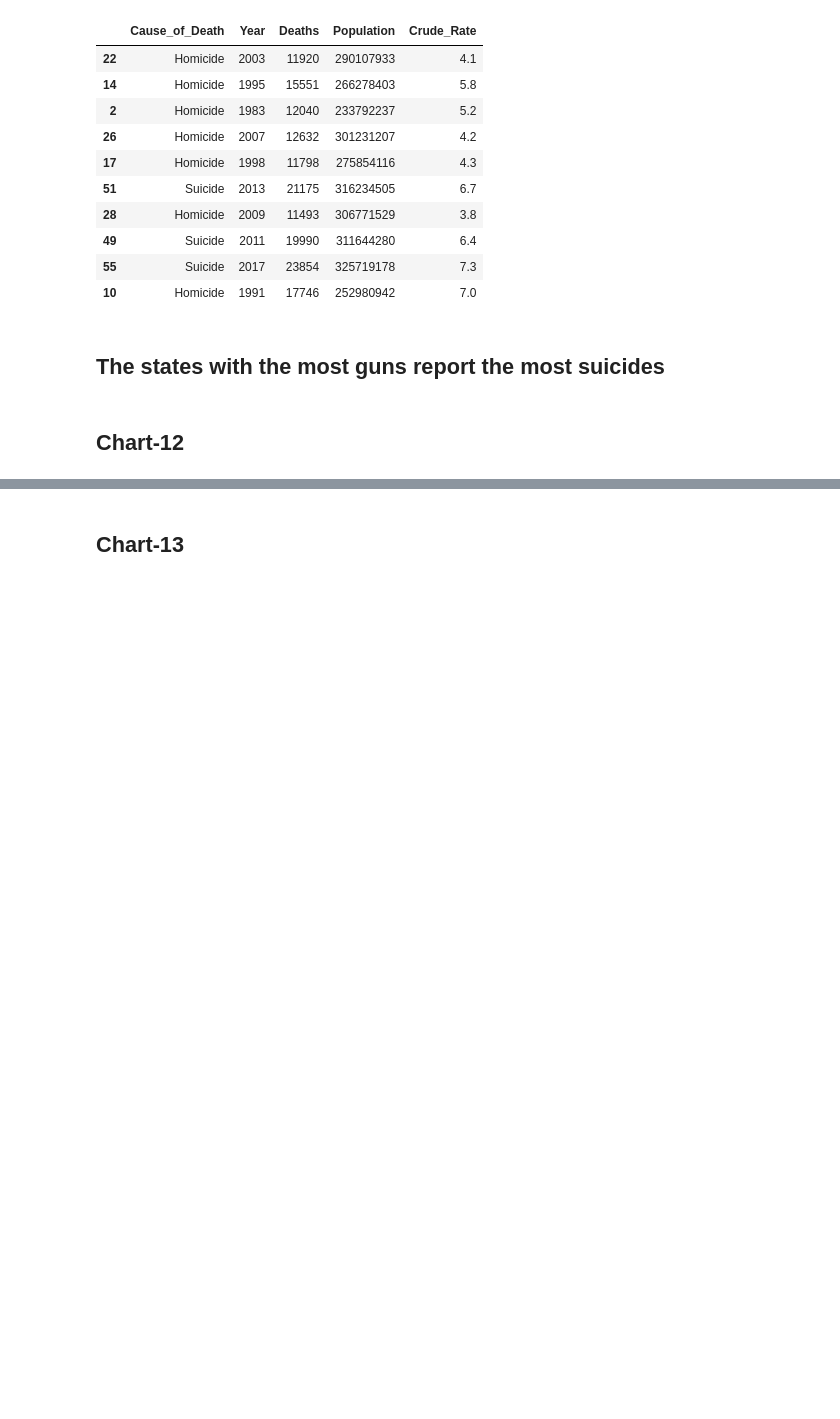
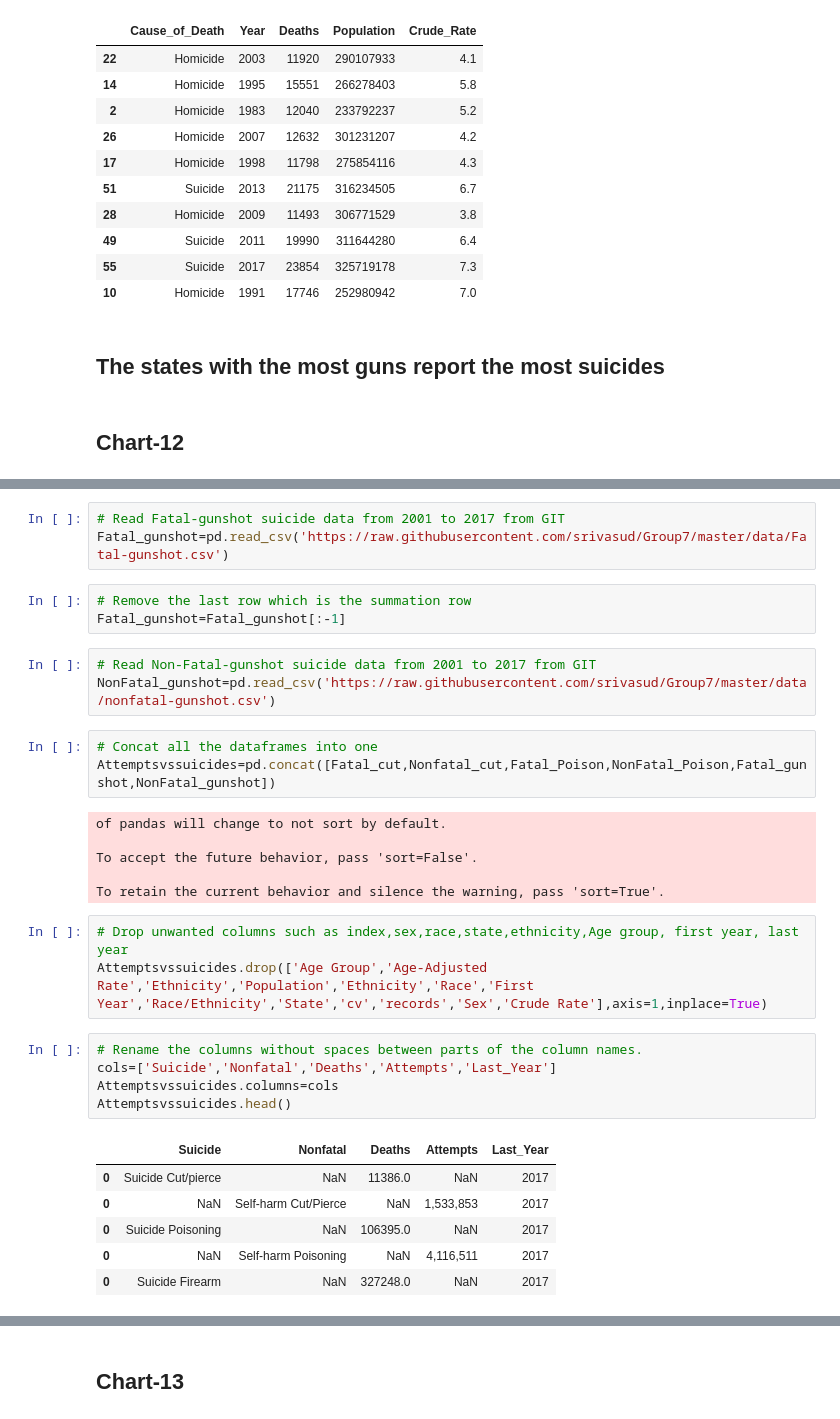
Before and after one commit to srivasud/Group7, a Jupyter notebook: Data Exploration - US gun violence charts and maps.ipynb, the cells around one changed output, grey strips where cells are left out. Cells and saved outputs as stored; diff of their text form; blank space fills up the shorter version.

```diff
--- a/Data Exploration - US gun violence charts and maps.ipynb
+++ b/Data Exploration - US gun violence charts and maps.ipynb
@@ -224,0 +278,33 @@ fa_homicide_suicide.sample(10)
+# %%
+# Read Fatal-gunshot suicide data from 2001 to 2017 from GIT
+Fatal_gunshot=pd.read_csv('https://raw.githubusercontent.com/srivasud/Group7/master/data/Fatal-gunshot.csv')
+# %%
+# Remove the last row which is the summation row
+Fatal_gunshot=Fatal_gunshot[:-1]
+# %%
+# Read Non-Fatal-gunshot suicide data from 2001 to 2017 from GIT
+NonFatal_gunshot=pd.read_csv('https://raw.githubusercontent.com/srivasud/Group7/master/data/nonfatal-gunshot.csv')
+# %%
+# Concat all the dataframes into one
+Attemptsvssuicides=pd.concat([Fatal_cut,Nonfatal_cut,Fatal_Poison,NonFatal_Poison,Fatal_gunshot,NonFatal_gunshot])
+# %% [output]
+of pandas will change to not sort by default.
+
+To accept the future behavior, pass 'sort=False'.
+
+To retain the current behavior and silence the warning, pass 'sort=True'.
+# %%
+# Drop unwanted columns such as index,sex,race,state,ethnicity,Age group, first year, last year
+Attemptsvssuicides.drop(['Age Group','Age-Adjusted Rate','Ethnicity','Population','Ethnicity','Race','First Year','Race/Ethnicity','State','cv','records','Sex','Crude Rate'],axis=1,inplace=True)
+# %%
+# Rename the columns without spaces between parts of the column names.
+cols=['Suicide','Nonfatal','Deaths','Attempts','Last_Year']
+Attemptsvssuicides.columns=cols
+Attemptsvssuicides.head()
+# %% [output]
+|  | Suicide | Nonfatal | Deaths | Attempts | Last_Year |
+| 0 | Suicide Cut/pierce | NaN | 11386.0 | NaN | 2017 |
+| 0 | NaN | Self-harm Cut/Pierce | NaN | 1,533,853 | 2017 |
+| 0 | Suicide Poisoning | NaN | 106395.0 | NaN | 2017 |
+| 0 | NaN | Self-harm Poisoning | NaN | 4,116,511 | 2017 |
+| 0 | Suicide Firearm | NaN | 327248.0 | NaN | 2017 |
```
Also changed, not shown: parts of 40 cells of this notebook.
